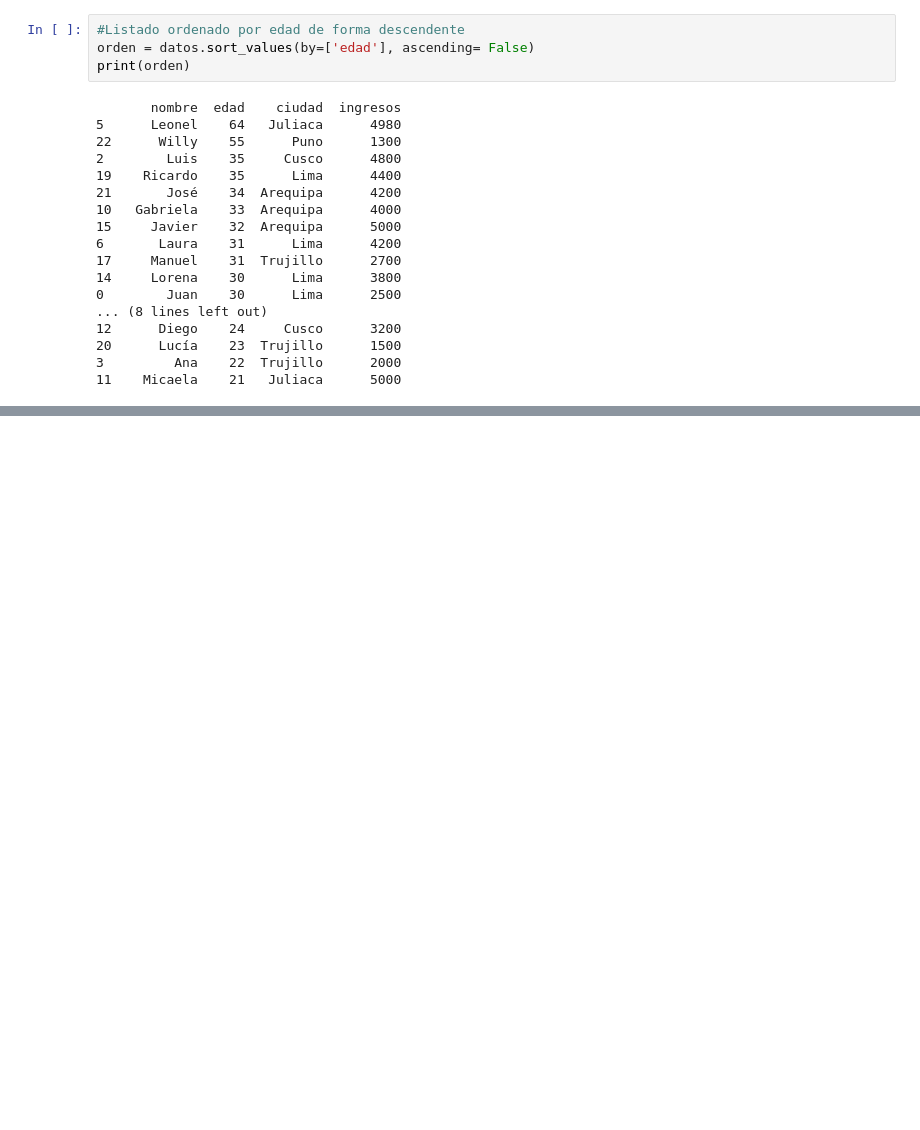
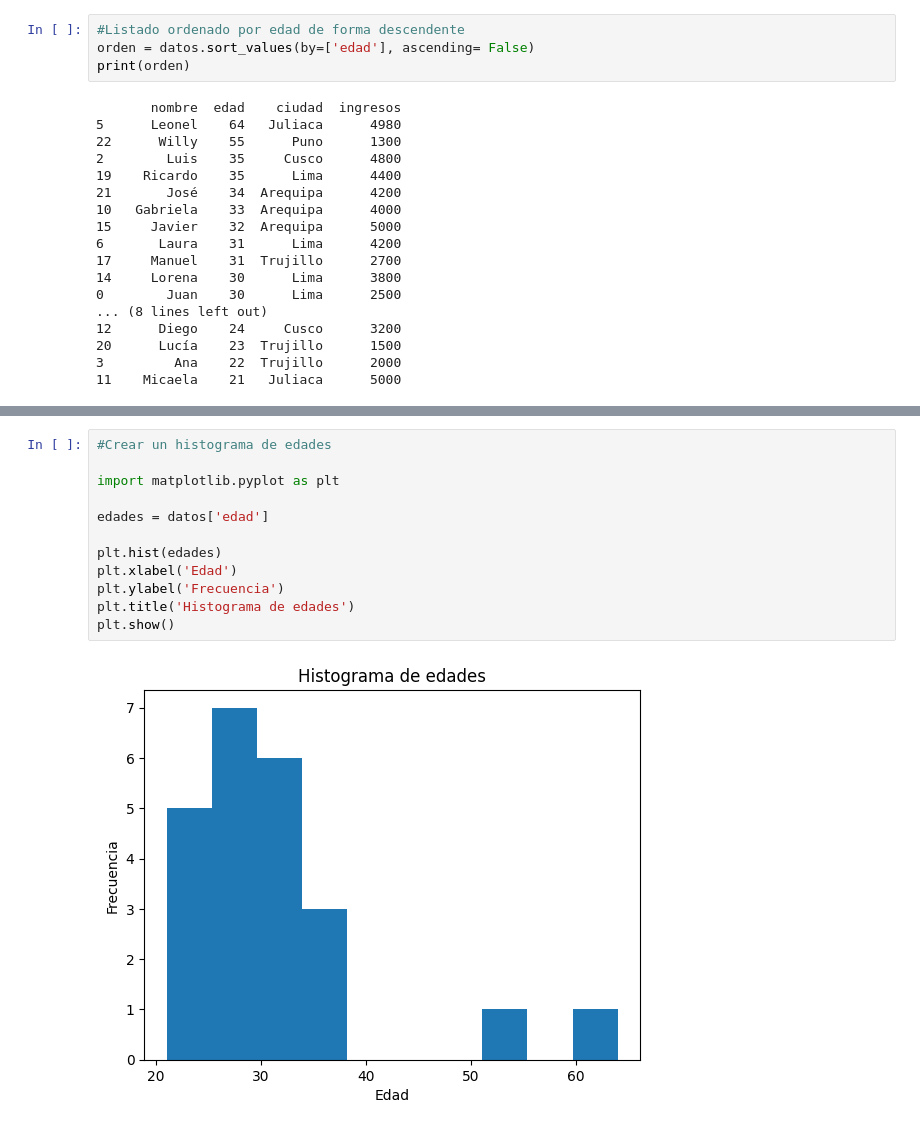
Before and after one commit to jesm-erick/bigData, a Jupyter notebook: Ejercicio1.ipynb, the cells around one changed output, grey strips where cells are left out. Saved outputs shown, nothing was run; the diff lists cells and outputs as text; blank space fills up the shorter version.

```diff
--- a/Ejercicio1.ipynb
+++ b/Ejercicio1.ipynb
@@ -111,0 +140,14 @@ print(orden)
+# %%
+#Crear un histograma de edades
+
+import matplotlib.pyplot as plt
+
+edades = datos['edad']
+
+plt.hist(edades)
+plt.xlabel('Edad')
+plt.ylabel('Frecuencia')
+plt.title('Histograma de edades')
+plt.show()
+# %% [output]
+[figure, added]
```
Also changed, not shown: parts of 4 cells of this notebook.
